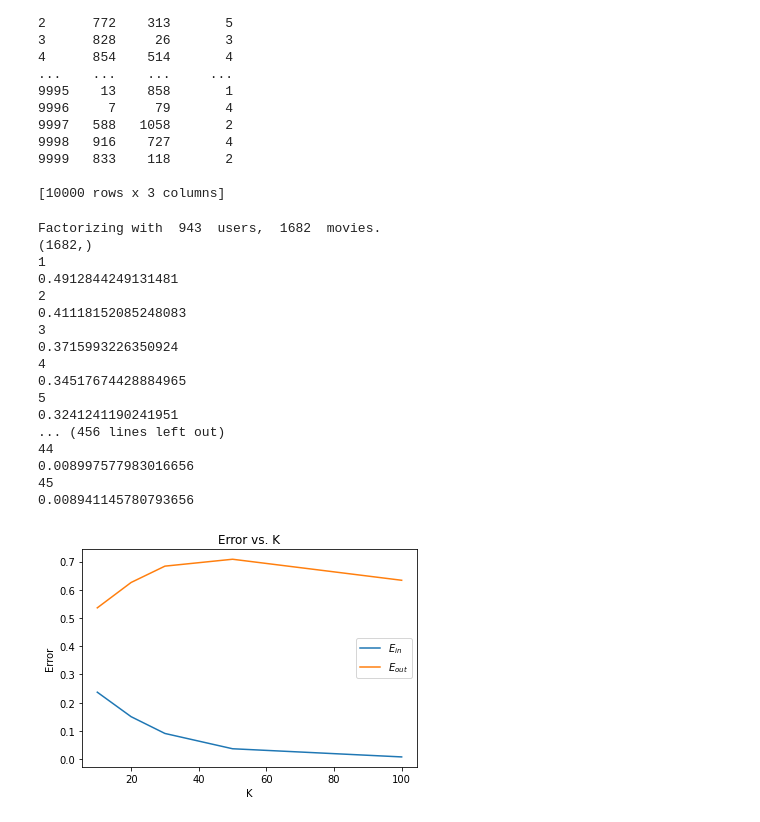
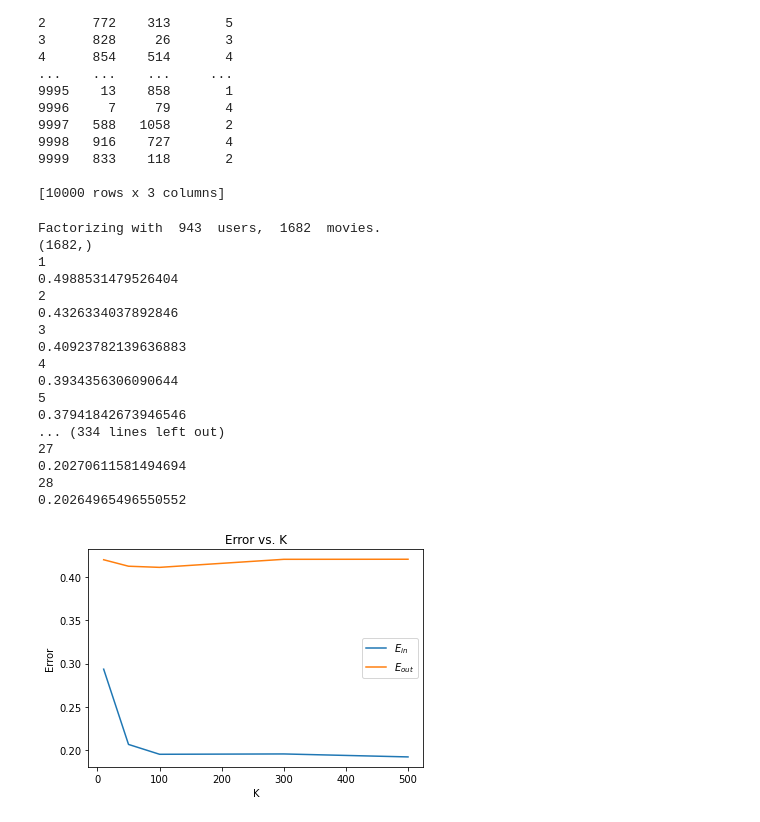
Before and after one commit to francescazfl/pandas, a Jupyter notebook: project2/nr_project2.ipynb, the cells around one changed output. Cells and saved outputs as stored; diff of their text form; code cells hidden in the pictures.

```diff
--- a/project2/nr_project2.ipynb
+++ b/project2/nr_project2.ipynb
@@ -145,48 +145,48 @@ Y_test = test.to_numpy()
 M = max(max(Y_train[:,0]), max(Y_test[:,0])).astype(int) # users
 N = max(max(Y_train[:,1]), max(Y_test[:,1])).astype(int) # movies
 print("Factorizing with ", M, " users, ", N, " movies.")
-Ks = [10,20,30,50,100]
+Ks = [10,50,100,300,500]
 
-reg = 0.01
+reg = 0.1
 eta = 0.03 # learning rate
 E_in = []
 E_out = []
 
 # Use to compute Ein and Eout
 U_best = []; V_best = []; a_best = []; b_best = [];
 cur_err = np.inf
 for K in Ks:
     U,V,a,b, err = train_model(M, N, K, eta, reg, Y_train)
     E_in.append(err)
     test_err = get_err(U, V, Y_test,a,b)
     E_out.append(test_err)
     if test_err<cur_err:
         U_best = U; V_best = V; a_best = a; b_best = b;
         cur_err = test_err
 
 plt.plot(Ks, E_in, label='$E_{in}$')
 plt.plot(Ks, E_out, label='$E_{out}$')
 plt.title('Error vs. K')
 plt.xlabel('K')
 plt.ylabel('Error')
 plt.legend()
 plt.savefig('2d.png')
 # %% [output]
 Factorizing with  943  users,  1682  movies.
 (1682,)
 1
-0.4912844249131481
+0.4988531479526404
 2
-0.41118152085248083
+0.4326334037892846
 3
-0.3715993226350924
+0.40923782139636883
 4
-0.34517674428884965
+0.3934356306090644
 5
-0.3241241190241951
-... (456 lines left out)
-44
-0.008997577983016656
-45
-0.008941145780793656
+0.37941842673946546
+... (334 lines left out)
+27
+0.20270611581494694
+28
+0.20264965496550552
-[figure, old version]
+[figure, new version]
```
Also changed, not shown: parts of 7 cells of this notebook.
